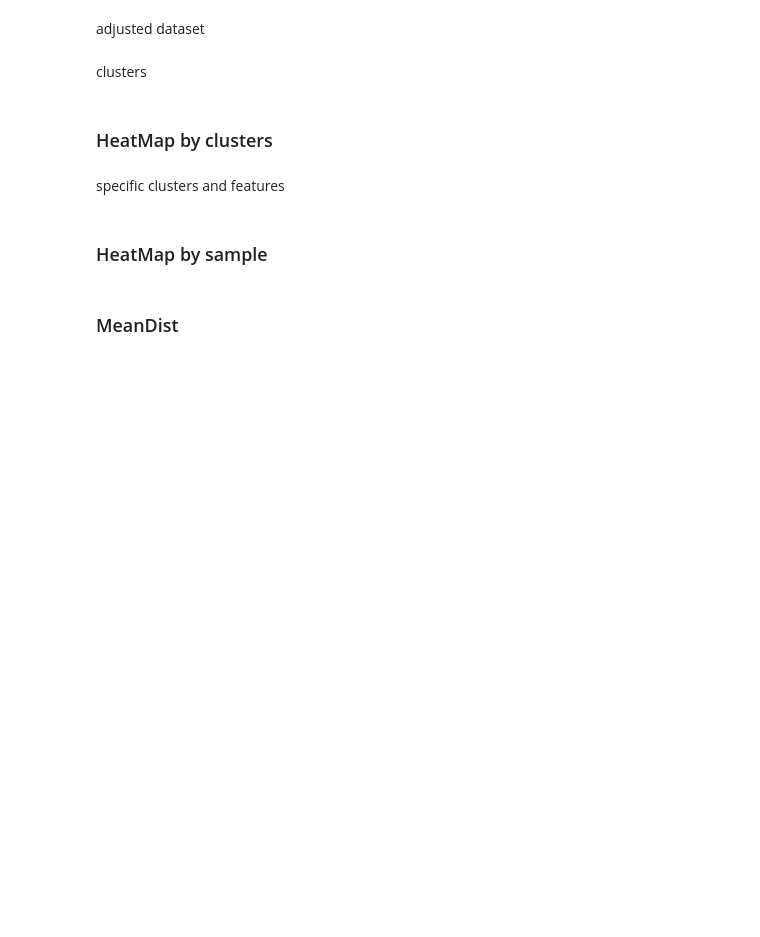
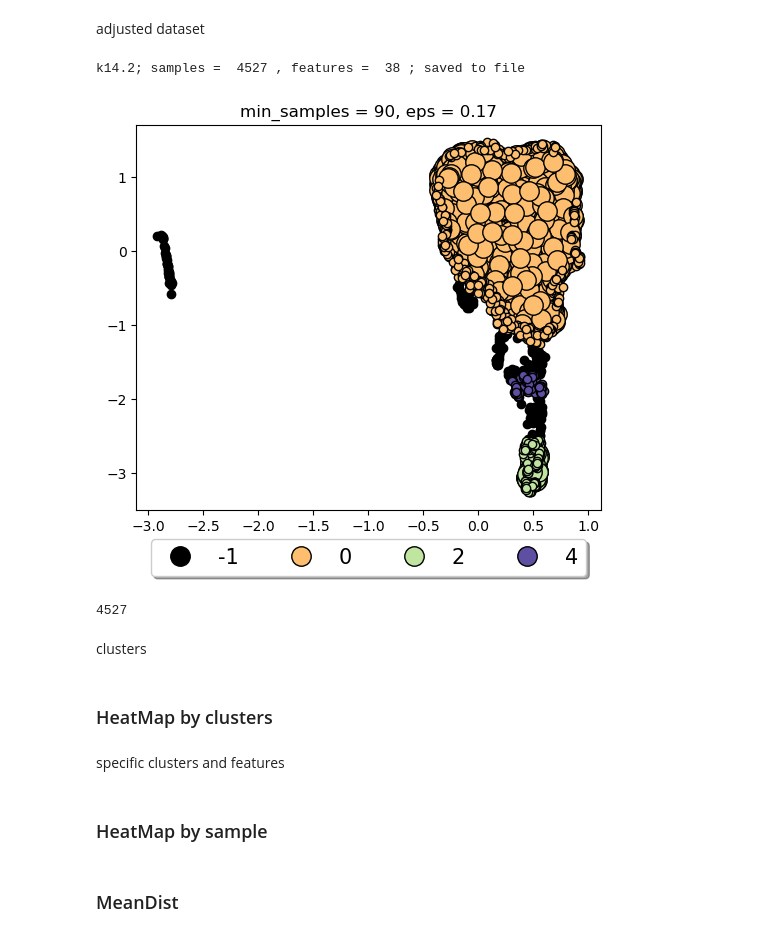
Before and after one commit to yishaiar/breast_cancer_PHD_research, a Jupyter notebook: 02_19_all_together/samples_all.ipynb, the cells around one changed output. Saved outputs shown, nothing was run; the diff lists cells and outputs as text; code cells hidden in the pictures; blank space fills up the shorter version.

```diff
--- a/02_19_all_together/samples_all.ipynb
+++ b/02_19_all_together/samples_all.ipynb
@@ -5,8 +5,11 @@ settings
 # %%
 # sample number
 
-j = '4'+'a'
-group_ind = 2
+j = '_raw'+'14.2'+'a'
+# j = '14.2'+'a'
+# j = '14.4'
+
+group_ind = 3
 dir_data1 = 'Data_'
 
 args = {
@@ -18,3 +21,4 @@ args = {
         'calc_umap' : False
         }
 create_adjusted = False
+print(j)
@@ -115,8 +124,8 @@ print(len(k))
 
 
 names_dict = pickle_load('k'+j+'_names_dict', dir_data)
-if j =='14.2_adj':
-    names_dict = removeFeatures(names_dict.copy(),features =['CyclinB1', 'pRB','H3S28p','DNA2'])
+if '14.2a' in j: #remove them from the names_dict; they need to be only in cellcycle
+    names_dict = removeFeatures(names_dict.copy(),features =['CyclinB1', 'pRB','H3S28p','DNA2'])#
 
 
 NamesAll = names_dict['NamesAll']
@@ -137,9 +146,9 @@ names = [[f'samp{j}_CellIden_', f'samp{j} CellIden Based'],
 
 params = ['iden', 'epi', 'all',]
 
-if j =='14.2_adj' and group_ind==3:
+if '14.2a'in j and group_ind==3:
     groups[0].append( 'CellCycle')
-    groups[1].append( ['CyclinB1', 'pRB','H3S28p'] )
+    groups[1].append( ['CyclinB1', 'pRB','H3S28p','DNA2'] )
     names.append(   [f'samp{j}_CellCycle_', f'samp{j} CellCycle Based'])
     params.append('cell')
 # %% [output]
@@ -241,40 +268,44 @@ adjusted dataset
 # %%
 
 # create_adjusted = True
 if (j == 'b234' or j == '14.2') and group_ind==2 and create_adjusted:
     dir_indexes =  '/home/yishai/breast_cancer/indexes/'
     kInd = j+'a'
 
-    clusters = [3,5]  # clusters to remove #1, 3
+    clusters = [3,1]  # clusters to remove #1, 3#3,5
     idx_ = ~np.zeros_like(labels).astype(bool)
     for cluster in clusters:
         idx_ *= ~(labels == cluster)
     idx = np.asarray([i for i, j in enumerate(idx_) if j])
     newK = k.copy().reset_index(drop = True).loc[idx]
     print (f'k{j}; samples = ', len(newK), ', features = ', len(newK.columns),'; saved to file')
 
 
 
     colors = drawDbscan(dbscanData[idx], labels[idx], core_samples_mask[idx], settings,
                         title=f'min_samples = {min_samples}, eps = {eps}',
                         figname='1_'+figname+'dbscan_adjusted')
     # plotClusters(newK, umapData[ind], labels[ind], colors, NamesAll, settings,
     #              title='Clusters ' + title,
     #              figname='1_'+figname+'Clusters_adjusted')
 
     dict = None;dict ={}
     dict['k'] = newK.copy()
     pickle_dump(f'{kInd}_dict', dict,dir_data)
     pickle_dump(f'k{kInd}_names_dict', names_dict,dir_data)
     ind = np.asarray(newK['ind'].copy())
     pickle_dump(f"{kInd}_indexes", ind,dir_indexes)
-    for kInd in newK['samp'].unique():
+    # for kInd in newK['samp'].unique():
 
-        newK_ = newK[newK['samp']==kInd].copy()
-        ind = np.asarray(newK_['ind'].copy())
-        kInd = int(kInd) if (kInd!=4.1 and kInd!=7.1) else float(kInd)
-        print(kInd)
-        pickle_dump(f"{kInd}a_indexes", ind,dir_indexes)
+    #     newK_ = newK[newK['samp']==kInd].copy()
+    #     ind = np.asarray(newK_['ind'].copy())
+    #     kInd = int(kInd) if (kInd!=4.1 and kInd!=7.1) else float(kInd)
+    #     print(kInd)
+    #     pickle_dump(f"{kInd}a_indexes", ind,dir_indexes)
+# %% [output]
+k14.2; samples =  4527 , features =  38 ; saved to file
+[figure, added]
+4527
 # %% [markdown]
 clusters
 # %% [markdown]
```
Also changed, not shown: parts of 10 cells of this notebook.
